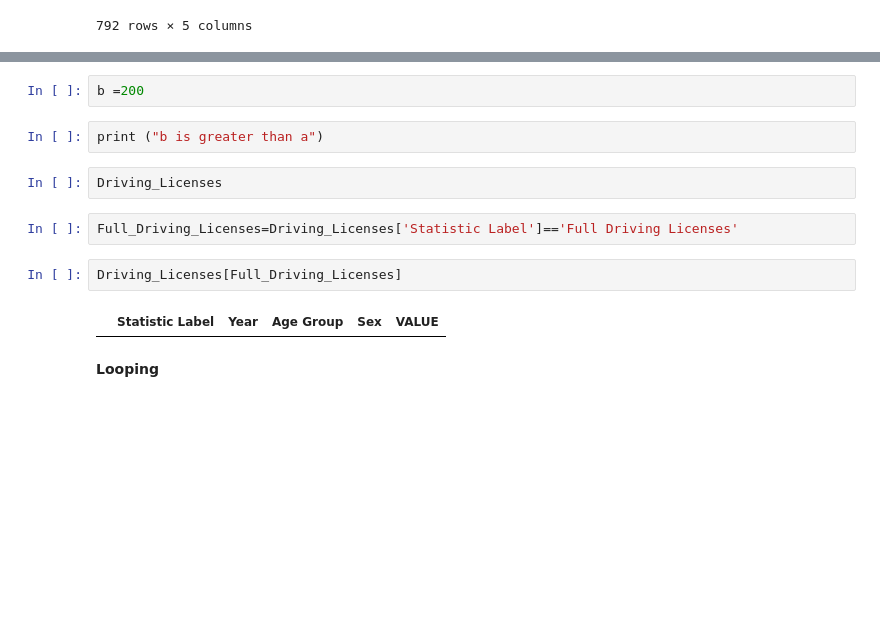
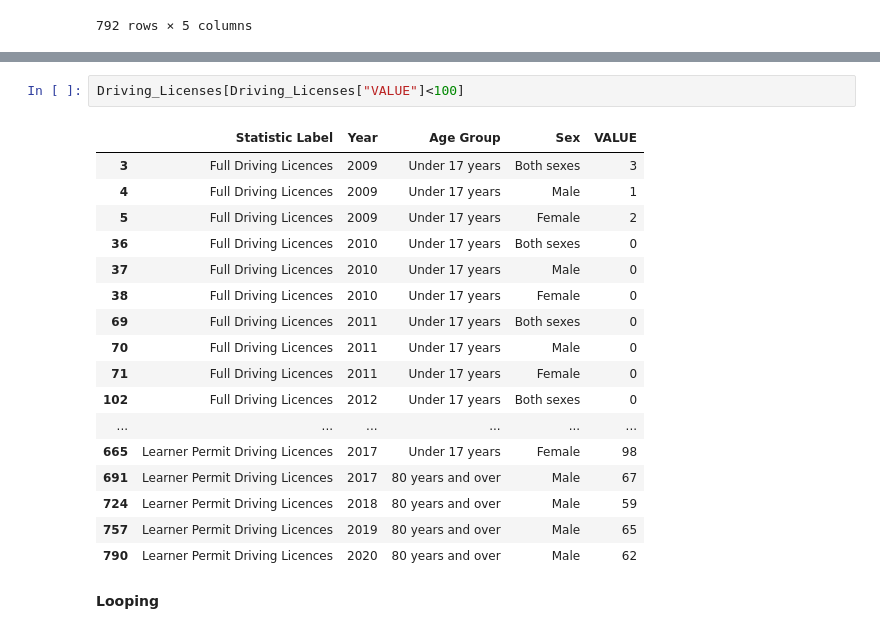
Before and after one commit to hartyl1/UCDPA_harty, a Jupyter notebook: Copy_of_Copy_of_Untitled12.ipynb, the cells around one changed output, grey strips where cells are left out. Cells and saved outputs as stored; diff of their text form; blank space fills up the shorter version.

```diff
--- a/Copy_of_Copy_of_Untitled12.ipynb
+++ b/Copy_of_Copy_of_Untitled12.ipynb
@@ -332,15 +328,23 @@ VAlUE = 2
-# %%
-b =200
-# %%
-print ("b is greater than a")
-# %%
-Driving_Licenses
-# %%
-Full_Driving_Licenses=Driving_Licenses['Statistic Label']=='Full Driving Licenses'
-# %%
-Driving_Licenses[Full_Driving_Licenses]
-# %% [output]
-|  | Statistic Label | Year | Age Group | Sex | VALUE |
+# %%
+Driving_Licenses[Driving_Licenses["VALUE"]<100]
+# %% [output]
+|  | Statistic Label | Year | Age Group | Sex | VALUE |
+| 3 | Full Driving Licences | 2009 | Under 17 years | Both sexes | 3 |
+| 4 | Full Driving Licences | 2009 | Under 17 years | Male | 1 |
+| 5 | Full Driving Licences | 2009 | Under 17 years | Female | 2 |
+| 36 | Full Driving Licences | 2010 | Under 17 years | Both sexes | 0 |
+| 37 | Full Driving Licences | 2010 | Under 17 years | Male | 0 |
+| 38 | Full Driving Licences | 2010 | Under 17 years | Female | 0 |
+| 69 | Full Driving Licences | 2011 | Under 17 years | Both sexes | 0 |
+| 70 | Full Driving Licences | 2011 | Under 17 years | Male | 0 |
+| 71 | Full Driving Licences | 2011 | Under 17 years | Female | 0 |
+| 102 | Full Driving Licences | 2012 | Under 17 years | Both sexes | 0 |
+| ... | ... | ... | ... | ... | ... |
+| 665 | Learner Permit Driving Licences | 2017 | Under 17 years | Female | 98 |
+| 691 | Learner Permit Driving Licences | 2017 | 80 years and over | Male | 67 |
+| 724 | Learner Permit Driving Licences | 2018 | 80 years and over | Male | 59 |
+| 757 | Learner Permit Driving Licences | 2019 | 80 years and over | Male | 65 |
+| 790 | Learner Permit Driving Licences | 2020 | 80 years and over | Male | 62 |
 # %% [markdown]
 **Looping**
 # %%
```
Also changed, not shown: parts of 2 cells of this notebook.
